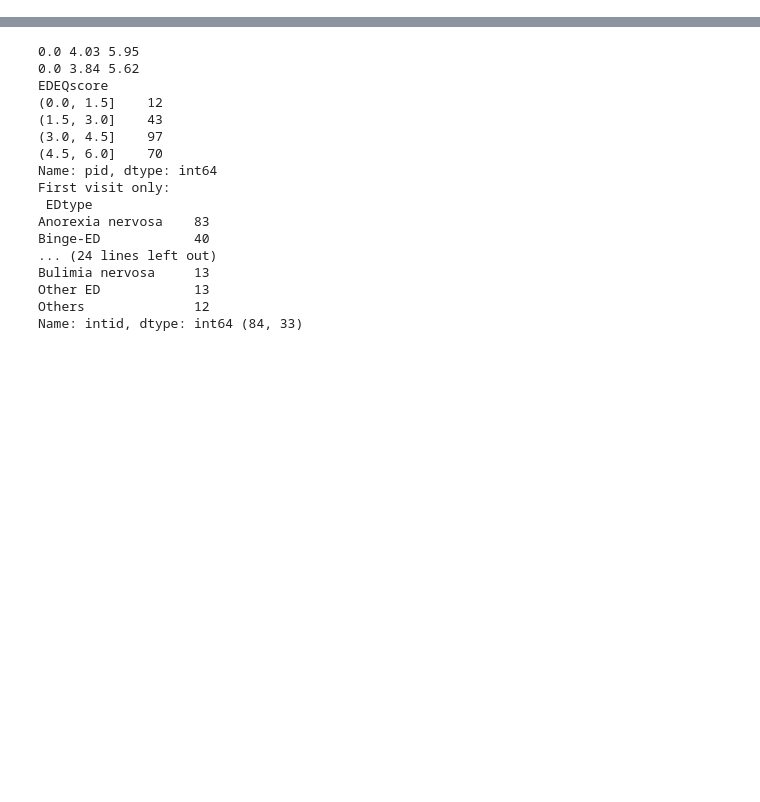
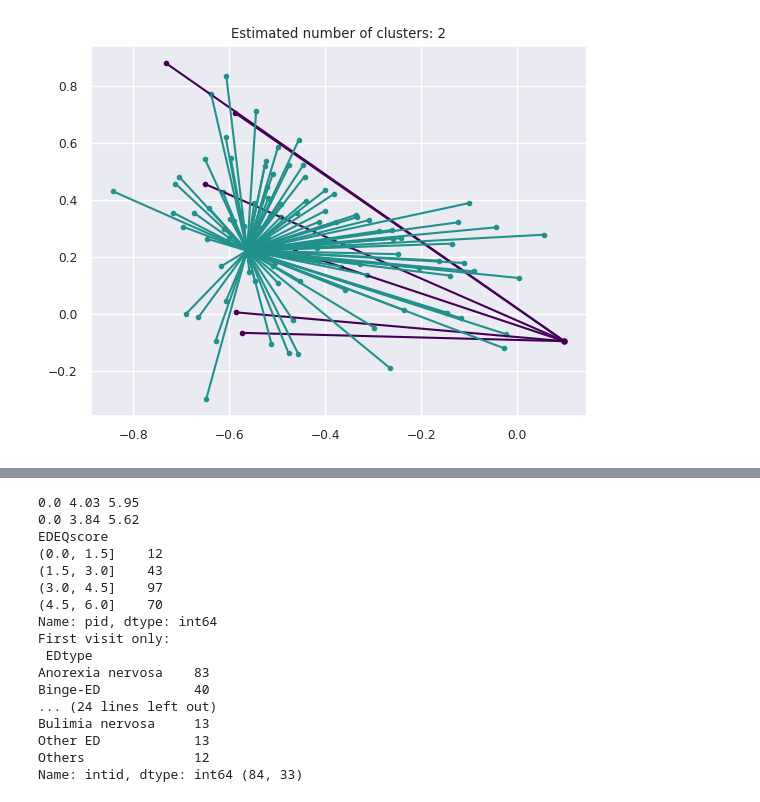
Before and after one commit to SrGh31/ED-profiling, a Jupyter notebook: Exploratory.ipynb, the cells around one changed output, grey strips where cells are left out. Drawn from its saved outputs; the diff is of its cells as text; code cells hidden in the pictures; blank space fills up the shorter version.

```diff
--- a/Exploratory.ipynb
+++ b/Exploratory.ipynb
@@ -104,0 +285,19 @@ Name: count, dtype: int64
+# %%
+plt.figure(2)
+plt.clf()
+colors = plt.cycler("color", plt.cm.viridis(np.linspace(0, 1, n_clusters_+1)))
+
+for k, col in zip(range(n_clusters_), colors):
+    class_members = labels == k
+    cluster_center = z_train_explore[cluster_centers_indices[k]]
+    cluster_center=cluster_center[mask[cluster_centers_indices[k]]]
+    plt.scatter(z_train_explore[class_members, 0], z_train_explore[class_members, 1],
+                color=col["color"], marker=".")
+    plt.scatter(cluster_center[0], cluster_center[1], s=14, color=col["color"], marker="o")
+    for x in z_train_explore[class_members]:
+        plt.plot([cluster_center[0], x[0]], [cluster_center[1], x[1]], color=col["color"])
+
+plt.title("Estimated number of clusters: %d" % n_clusters_)
+plt.show()
+# %% [output]
+[figure, added]
```
Also changed, not shown: parts of 15 cells of this notebook.
